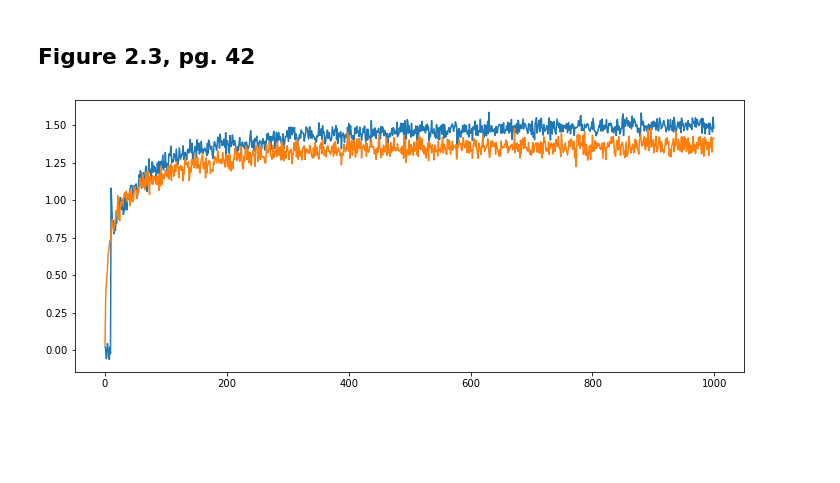
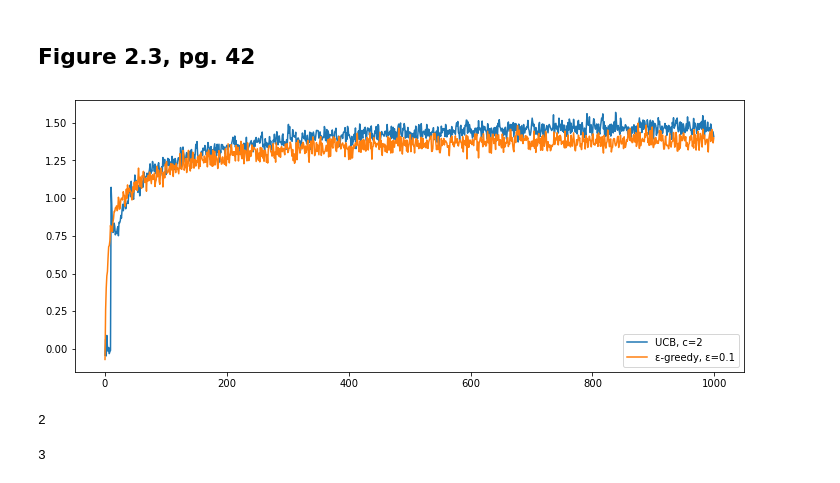
Before and after one commit to soukupmarek-edin/reinforcement-learning, a Jupyter notebook: Chapter2_MultiArmedBandits.ipynb, the cells around one changed output. Saved outputs shown, nothing was run; the diff lists cells and outputs as text; code cells hidden in the pictures; blank space fills up the shorter version.

```diff
--- a/Chapter2_MultiArmedBandits.ipynb
+++ b/Chapter2_MultiArmedBandits.ipynb
@@ -85,32 +85,42 @@ ax.legend()
 import numpy as np
 import pandas as pd
 import matplotlib.pyplot as plt
 
 from RL_tools.Bandits import Task
 
 n_actions = 10
 n_steps = 1000
 n_runs = 1000
 
 task_rewards = np.zeros((n_steps, n_runs))
 optimal_actions = np.zeros((n_steps, n_runs))
 
 
 plt.rc('figure', figsize=(12,5))
 
 for r in range(n_runs):
     task = Task(n_actions, n_steps, selection='upper_confidence_bound')
     task.run_task()
     task_rewards[:, r] = task.reward_tracker
 
 plt.plot(task_rewards.mean(axis=1), label='UCB, c=2')
 
 for r in range(n_runs):
     task = Task(n_actions, n_steps, selection='epsilon_greedy', epsilon=0.1)
     task.run_task()
     task_rewards[:, r] = task.reward_tracker
 
-plt.plot(task_rewards.mean(axis=1), label='ε-greedy')
+plt.plot(task_rewards.mean(axis=1), label='ε-greedy, ε=0.1')
+plt.legend(loc=4)
 plt.show()
 # %% [output]
-[figure, old version]
+[figure, new version]
+# %%
+arr = np.array([1,2,3,4])
+arr[]
+# %% [output]
+2
+# %%
+np.random.choice(np.arange(10), )
+# %% [output]
+3
```
Also changed, not shown: 2 other files.
